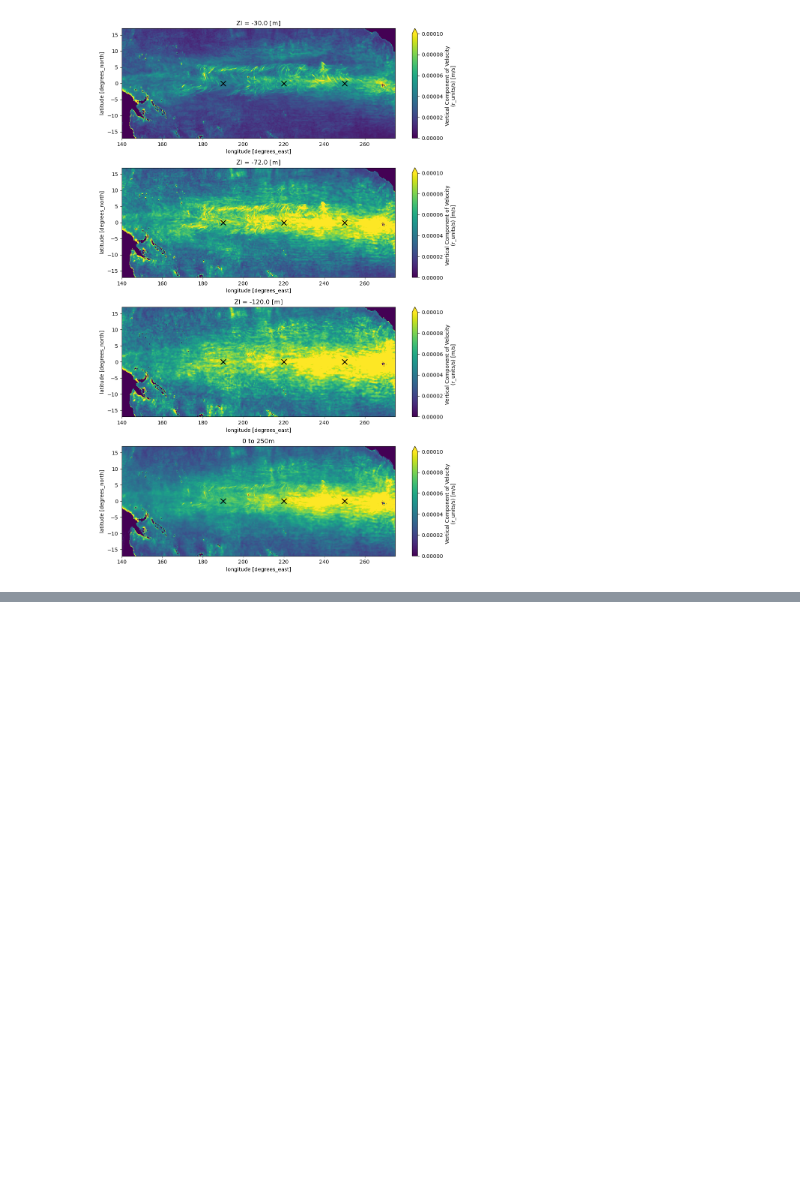
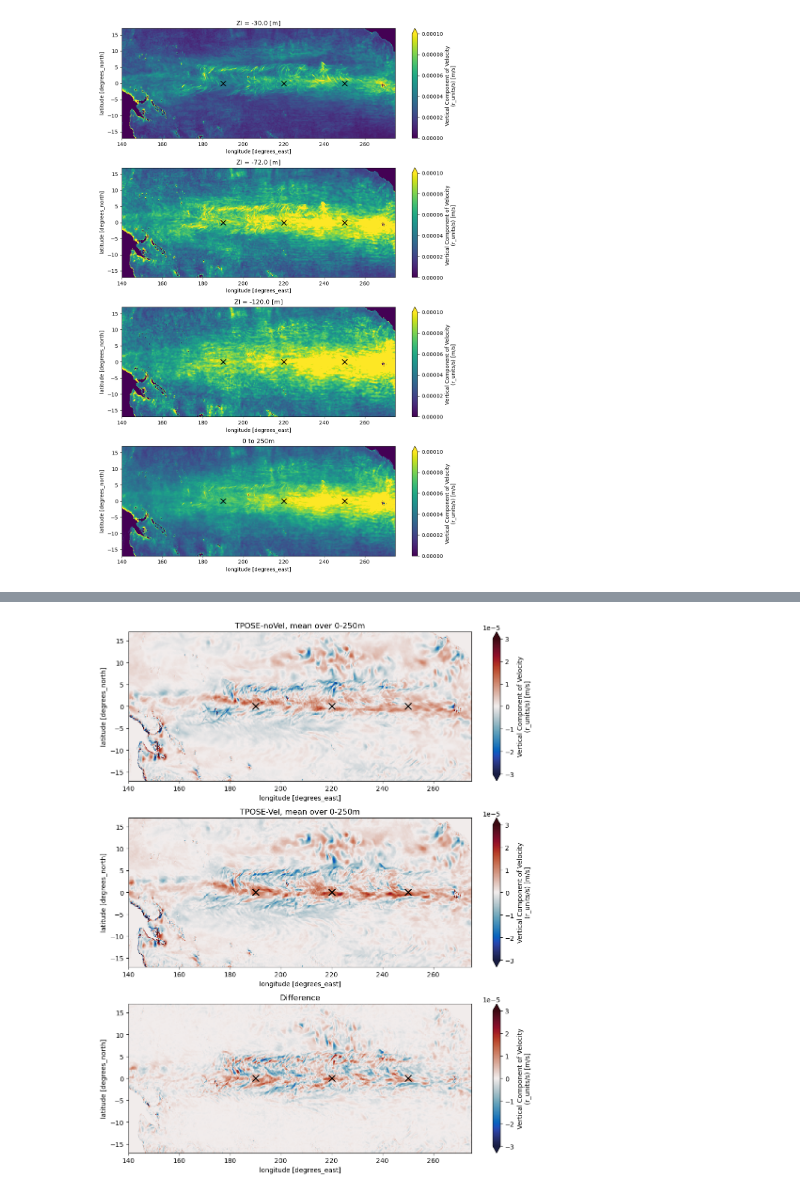
Before and after one commit to eldavenport/tpose-vel-davenport-2026, a Jupyter notebook: assimilation_controls/shortwave_rad_xx/wvel_rms.ipynb, the cells around one changed output, grey strips where cells are left out. Drawn from its saved outputs; the diff is of its cells as text; code cells hidden in the pictures; blank space fills up the shorter version.

```diff
--- a/assimilation_controls/shortwave_rad_xx/wvel_rms.ipynb
+++ b/assimilation_controls/shortwave_rad_xx/wvel_rms.ipynb
@@ -56,0 +103,47 @@ fig.savefig('assimilation_controls/shortwave_rad_xx/wvel_rms.png',dpi=300)
+# %%
+data_dir = '/data/SO3/edavenport/tpose6/sep2012/run_iter24/'
+grid_dir = '/data/SO6/TPOSE_diags/tpose6/grid_6/'
+
+prefix = 'diag_state'
+
+offset = 10
+num_diags = 30+31+offset #sep, oct + 10 days
+itPerFile = 72 # 1 day
+intervals = range(itPerFile,itPerFile*num_diags,itPerFile)
+
+ds_tpose_vel = open_mdsdataset(data_dir=data_dir,grid_dir=grid_dir,iters=intervals,prefix=prefix,ref_date='2012-09-01',delta_t=1200)
+
+ds_tpose_vel['XC'] = ds_tpose_vel.XC.astype(float)
+ds_tpose_vel['YC'] = ds_tpose_vel.YC.astype(float)
+ds_tpose_vel['Z'] = ds_tpose_vel.Z.astype(float)
+ds_tpose_vel['XG'] = ds_tpose_vel.XG.astype(float)
+ds_tpose_vel['YG'] = ds_tpose_vel.YG.astype(float)
+ds_tpose_vel['Zl'] = ds_tpose_vel.Zl.astype(float)
+# %%
+import cmocean.cm as cmo
+
+fig, ax = plt.subplots(figsize=(10,12),nrows=3)
+wvel_rms = ds.WVEL.sel(Zl=slice(0,-250)).mean(dim=['time','Zl'])
+wvel_rms.sel(XC=slice(140,275),YC=slice(-17,17)).plot(ax=ax[0],vmin=-0.00003,vmax=0.00003,cmap=cmo.balance)
+# scatter plot of moorings at 0N, 190E, 0N, 220E, and 0N, 250E
+moorings = [(0,190),(0,220),(0,250)]
+for lat,lon in moorings:
+    ax[0].scatter(lon,lat,color='k',marker='x',s=100)
+ax[0].set_title('TPOSE-noVel, mean over 0-250m')
+
+wvel_rms = ds_tpose_vel.WVEL.sel(Zl=slice(0,-250)).mean(dim=['time','Zl'])
+wvel_rms.sel(XC=slice(140,275),YC=slice(-17,17)).plot(ax=ax[1],vmin=-0.00003,vmax=0.00003,cmap=cmo.balance)
+for lat,lon in moorings:
+    ax[1].scatter(lon,lat,color='k',marker='x',s=100)
+ax[1].set_title('TPOSE-Vel, mean over 0-250m')
+
+wvel_rms = (ds_tpose_vel.WVEL.sel(Zl=slice(0,-250)).mean(dim=['time','Zl']) - ds.WVEL.sel(Zl=slice(0,-250)).mean(dim=['time','Zl']))
+wvel_rms.sel(XC=slice(140,275),YC=slice(-17,17)).plot(ax=ax[2],vmin=-0.00003,vmax=0.00003,cmap=cmo.balance)
+for lat,lon in moorings:
+    ax[2].scatter(lon,lat,color='k',marker='x',s=100)
+ax[2].set_title("Difference")
+
+plt.tight_layout()
+fig.savefig('assimilation_controls/shortwave_rad_xx/wvel_difference.png',dpi=300)
+# %% [output]
+[figure, added]
```
Also changed, not shown: parts of 4 cells of this notebook, 2 other files.
